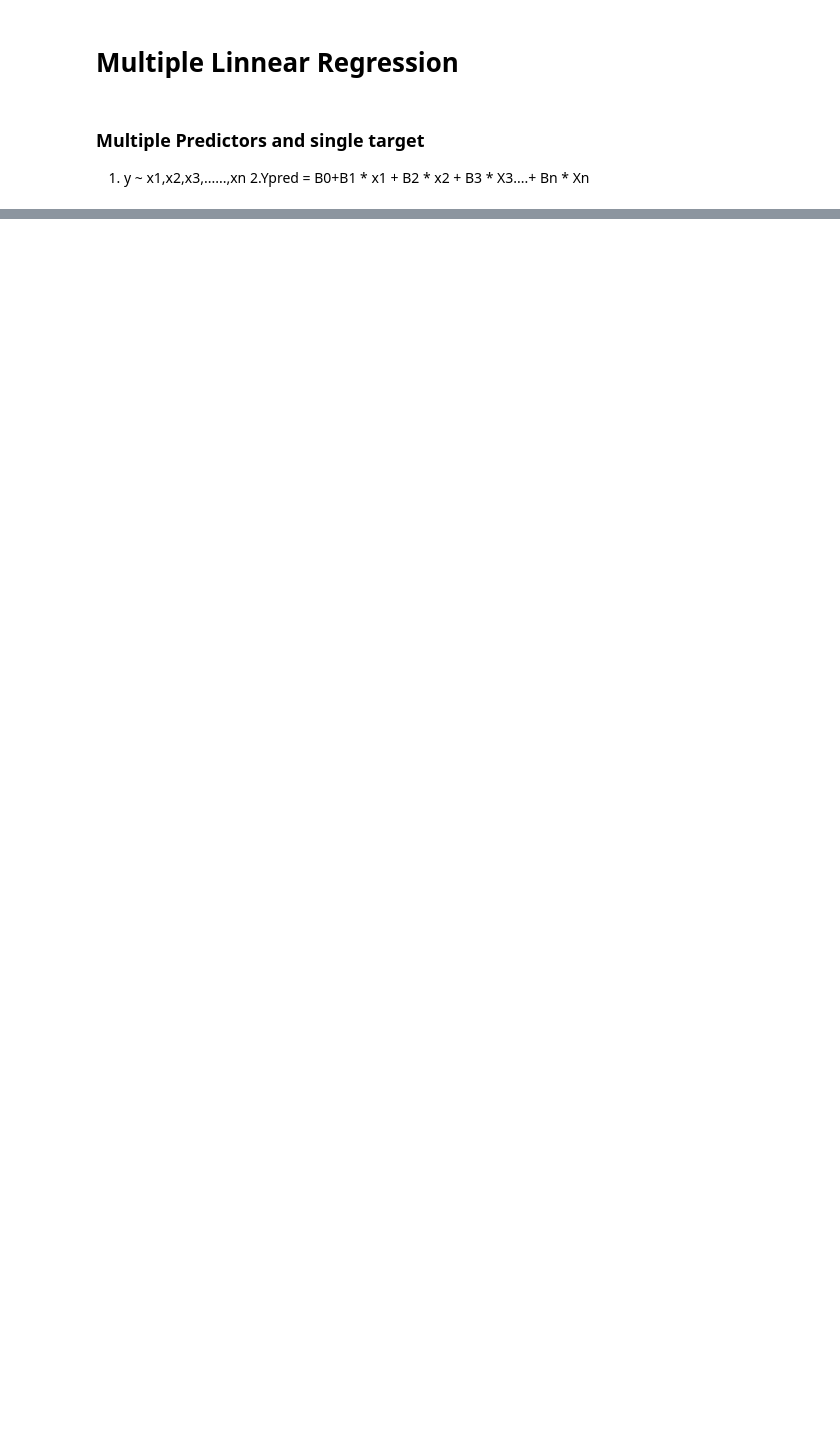
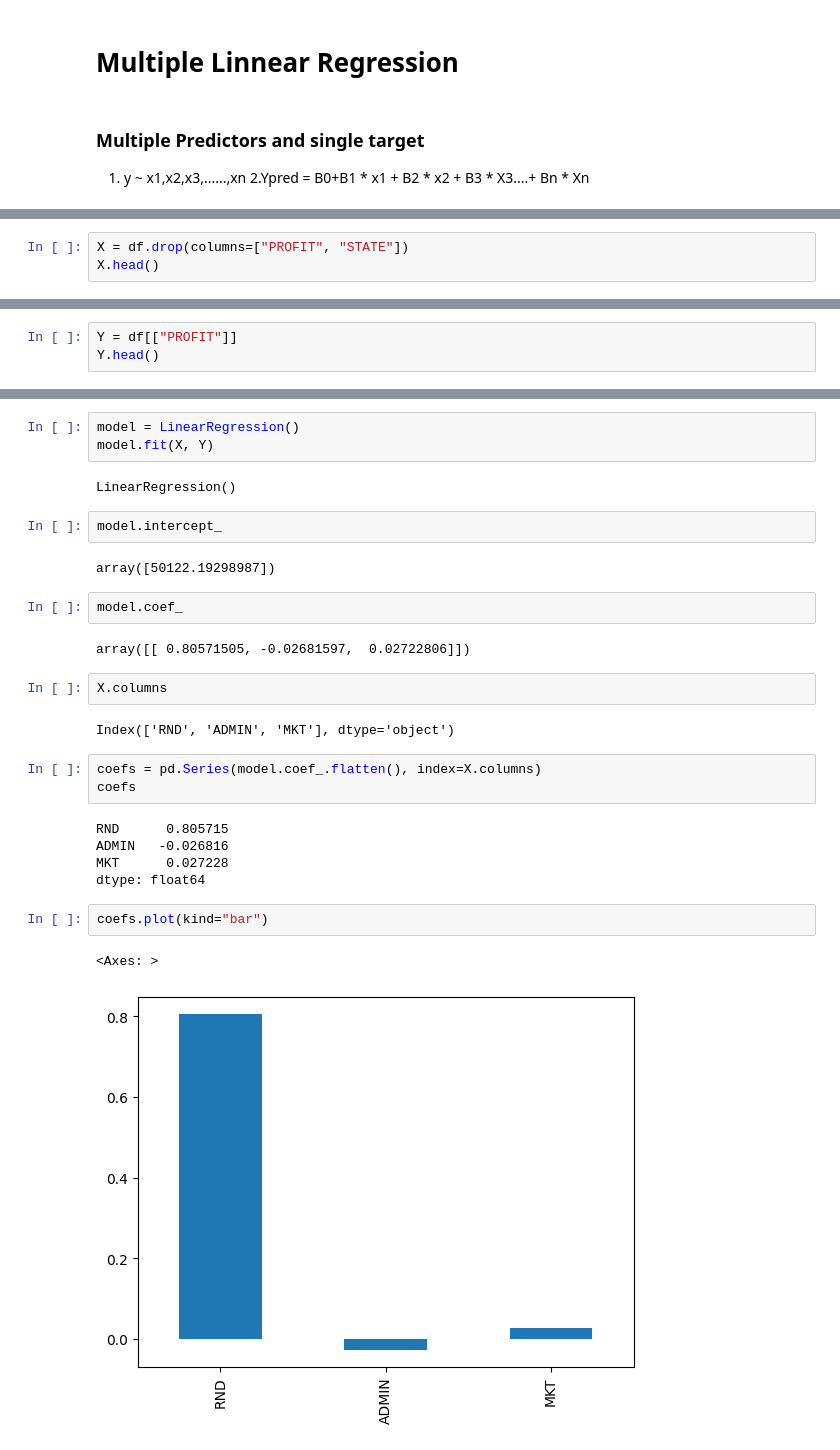
Before and after one commit to apurva123-hub/machine_learing, a Jupyter notebook: 02.Multiple Linnear Regression/MLR.ipynb, the cells around one changed output, grey strips where cells are left out. Saved outputs shown, nothing was run; the diff lists cells and outputs as text; blank space fills up the shorter version.

Commit message:
Multiple Linear Regression

```diff
--- a/02.Multiple Linnear Regression/MLR.ipynb
+++ b/02.Multiple Linnear Regression/MLR.ipynb
@@ -13,0 +70,3 @@ ImportError: cannot import name 'filterwarings' from 'warnings' (D:\apurva\Lib\w
+# %%
+X = df.drop(columns=["PROFIT", "STATE"])
+X.head()
@@ -13,0 +80,3 @@ ImportError: cannot import name 'filterwarings' from 'warnings' (D:\apurva\Lib\w
+# %%
+Y = df[["PROFIT"]]
+Y.head()
@@ -13,0 +94,30 @@ ImportError: cannot import name 'filterwarings' from 'warnings' (D:\apurva\Lib\w
+# %%
+model = LinearRegression()
+model.fit(X, Y)
+# %% [output]
+LinearRegression()
+# %%
+model.intercept_
+# %% [output]
+array([50122.19298987])
+# %%
+model.coef_
+# %% [output]
+array([[ 0.80571505, -0.02681597,  0.02722806]])
+# %%
+X.columns
+# %% [output]
+Index(['RND', 'ADMIN', 'MKT'], dtype='object')
+# %%
+coefs = pd.Series(model.coef_.flatten(), index=X.columns)
+coefs
+# %% [output]
+RND      0.805715
+ADMIN   -0.026816
+MKT      0.027228
+dtype: float64
+# %%
+coefs.plot(kind="bar")
+# %% [output]
+<Axes: >
+[figure, added]
```
Also changed, not shown: parts of 28 cells of this notebook.
